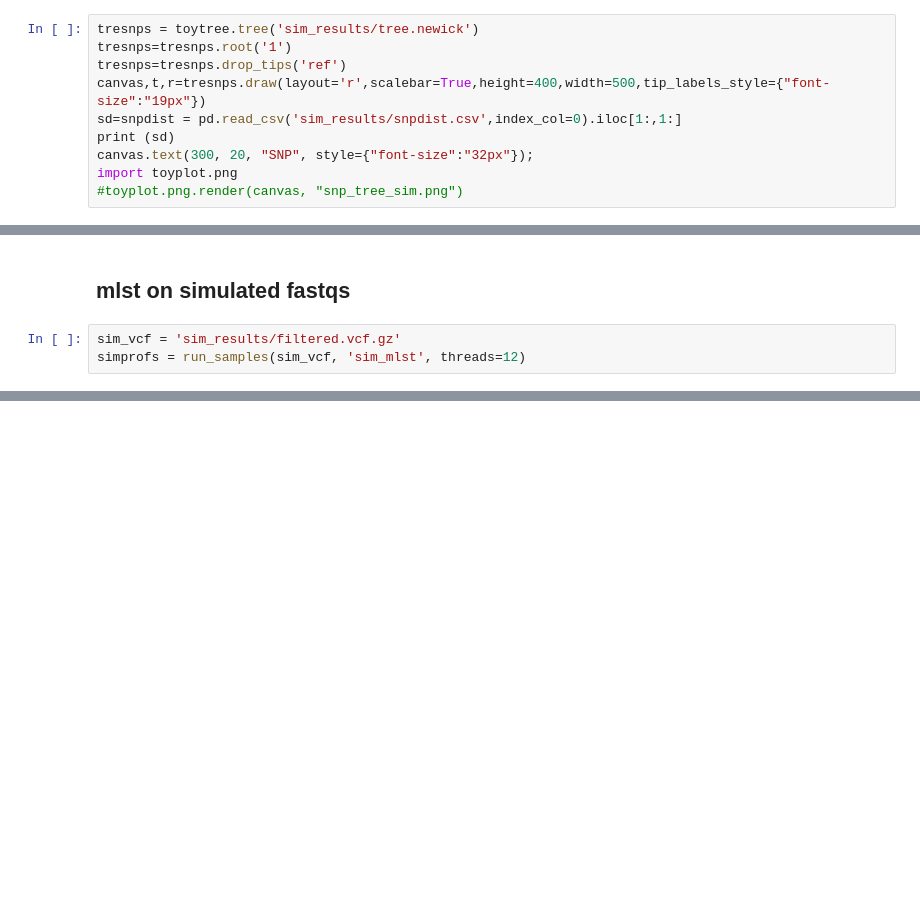
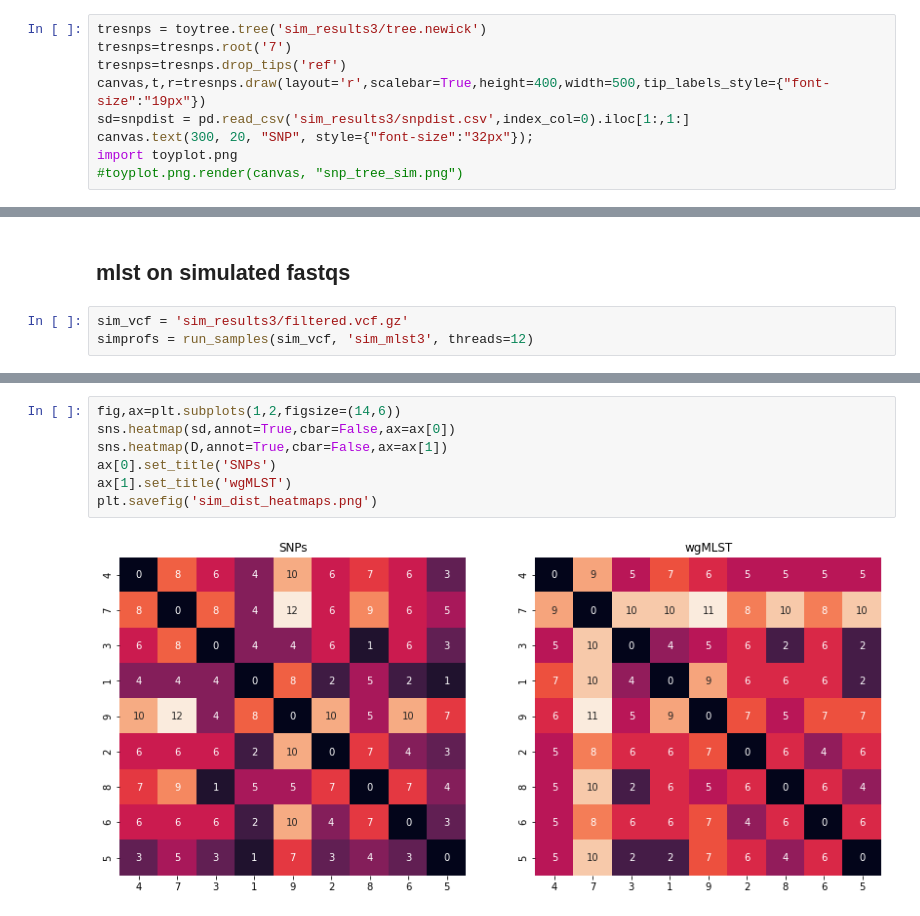
Before and after one commit to dmnfarrell/pathogenie, a Jupyter notebook: notebooks/wgmlst.ipynb, the cells around one changed output, grey strips where cells are left out. Saved outputs shown, nothing was run; the diff lists cells and outputs as text; blank space fills up the shorter version.

```diff
--- a/notebooks/wgmlst.ipynb
+++ b/notebooks/wgmlst.ipynb
@@ -460,12 +450,11 @@ W = snipgenie.app.WorkFlow(**args)
 st = W.setup()
 W.run()
 # %%
-tresnps = toytree.tree('sim_results/tree.newick')
-tresnps=tresnps.root('1')
+tresnps = toytree.tree('sim_results3/tree.newick')
+tresnps=tresnps.root('7')
 tresnps=tresnps.drop_tips('ref')
 canvas,t,r=tresnps.draw(layout='r',scalebar=True,height=400,width=500,tip_labels_style={"font-size":"19px"})
-sd=snpdist = pd.read_csv('sim_results/snpdist.csv',index_col=0).iloc[1:,1:]
-print (sd)
+sd=snpdist = pd.read_csv('sim_results3/snpdist.csv',index_col=0).iloc[1:,1:]
 canvas.text(300, 20, "SNP", style={"font-size":"32px"});
 import toyplot.png
 #toyplot.png.render(canvas, "snp_tree_sim.png")
@@ -489,5 +466,5 @@ canvas,t,r=tresboot.draw(layout='r', nrows=2, ncols=5,height=400,width=700)
 # %% [markdown]
 ## mlst on simulated fastqs
 # %%
-sim_vcf = 'sim_results/filtered.vcf.gz'
-simprofs = run_samples(sim_vcf, 'sim_mlst', threads=12)
+sim_vcf = 'sim_results3/filtered.vcf.gz'
+simprofs = run_samples(sim_vcf, 'sim_mlst3', threads=12)
@@ -519 +482,10 @@ canvas.text(300, 20, "wgMLST", style={"font-size":"32px"});
 [interactive output not drawn]
+# %%
+fig,ax=plt.subplots(1,2,figsize=(14,6))
+sns.heatmap(sd,annot=True,cbar=False,ax=ax[0])
+sns.heatmap(D,annot=True,cbar=False,ax=ax[1])
+ax[0].set_title('SNPs')
+ax[1].set_title('wgMLST')
+plt.savefig('sim_dist_heatmaps.png')
+# %% [output]
+[figure, added]
```
Also changed, not shown: parts of 12 cells of this notebook, 1 other file.
